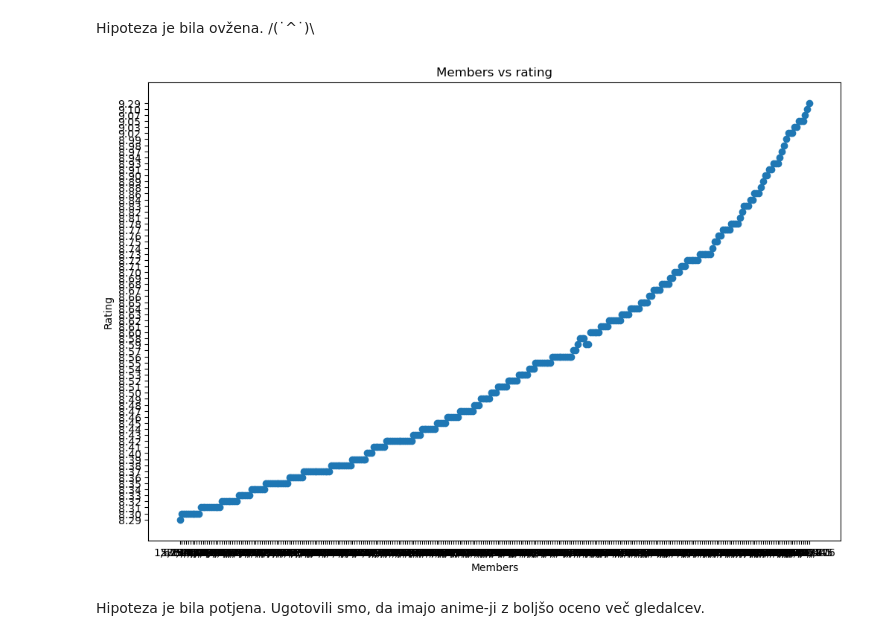
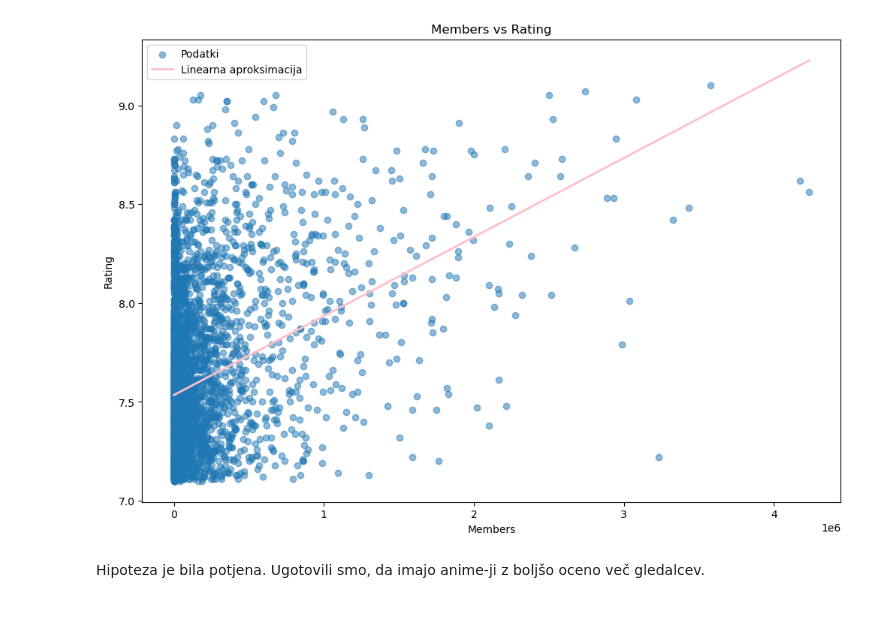
Before and after one commit to nika-jost/Projektna_naloga, a Jupyter notebook: analize_data.ipynb, the cells around one changed output. Cells and saved outputs as stored; diff of their text form; code cells hidden in the pictures; blank space fills up the shorter version.

```diff
--- a/analize_data.ipynb
+++ b/analize_data.ipynb
@@ -45,32 +72,48 @@ IndexError: list index out of range
-# %% [markdown]
-Hipoteza je bila ovžena. /(˙^˙)\
 # %%
-# Več memberjev pomeni večjo oceno:
+import csv
+import matplotlib.pyplot as plt
+import numpy as np
 
-with open(file="anime_data_premium.csv", mode="r", encoding=encoding) as podatki:
+encoding = 'utf-8'
+
+members = []
+scores = []
+
+with open("anime_data_premium.csv", "r", encoding=encoding) as podatki:
     reader = csv.reader(podatki)
-    members = []
-    scores = []
     for i, line in enumerate(reader):
         if i == 0:
-            continue # Spusti prvo vrstico.
-
-        score = line[1]
-        n_memebers = line[21]
-
-        members.append(n_memebers)
+            continue
+        try:
+            score = float(line[1])
+            n_members = int(line[21].replace(",", ""))
+        except ValueError:
+            continue
+        members.append(n_members)
         scores.append(score)
 
-# plt je knjižnica za risanje grafov
-plt.figure(figsize=(12, 8))
-plt.scatter(members[::-1], scores[::-1]) # Rating od min do maks
+members = np.array(members) #Spremenimo iz navadnega arraya v numpy array
+scores = np.array(scores)
+
+plt.figure(figsize=(12, 8)) #Naredi "platno"
+plt.scatter(members, scores, alpha=0.5, label="Podatki") #Alfa pove, kok prosojne so pikice, scatter pa naredi pikice
+
+
+#RISANJE LINEARNE APROKSIMACIJE
+a, b = np.polyfit(members, scores, 1) #Najde polinom stopnje 1, ki se najbolj prilega
+x_fit = np.linspace(members.min(), members.max(), 2) #Da 500 mest na to os
+y_fit = a * x_fit + b
+plt.plot(x_fit, y_fit, color="pink", linewidth=2, label="Linearna aproksimacija")
+
+#Risanje grafa
 plt.xlabel("Members")
 plt.ylabel("Rating")
-plt.title("Members vs rating")
+plt.title("Members vs Rating")
+plt.legend()
 
-plt.show() # Da ga vidmo
+plt.show()
 # %% [output]
-[figure, old version]
+[figure, new version]
 # %% [markdown]
 Hipoteza je bila potjena. Ugotovili smo, da imajo anime-ji z boljšo oceno več gledalcev.
 # %%
```
Also changed, not shown: parts of 5 cells of this notebook, 5 other files.
